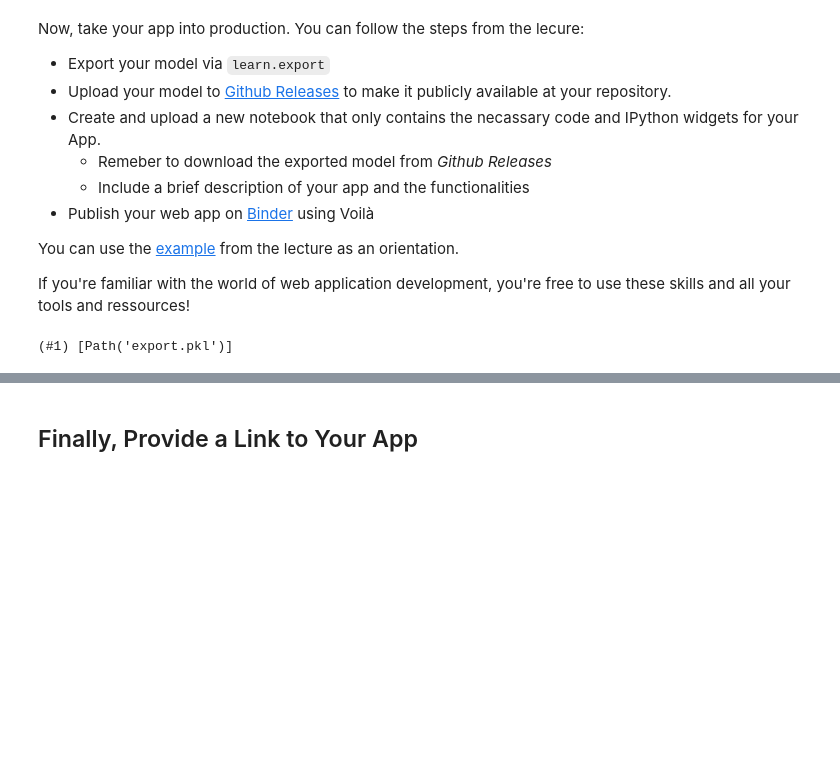
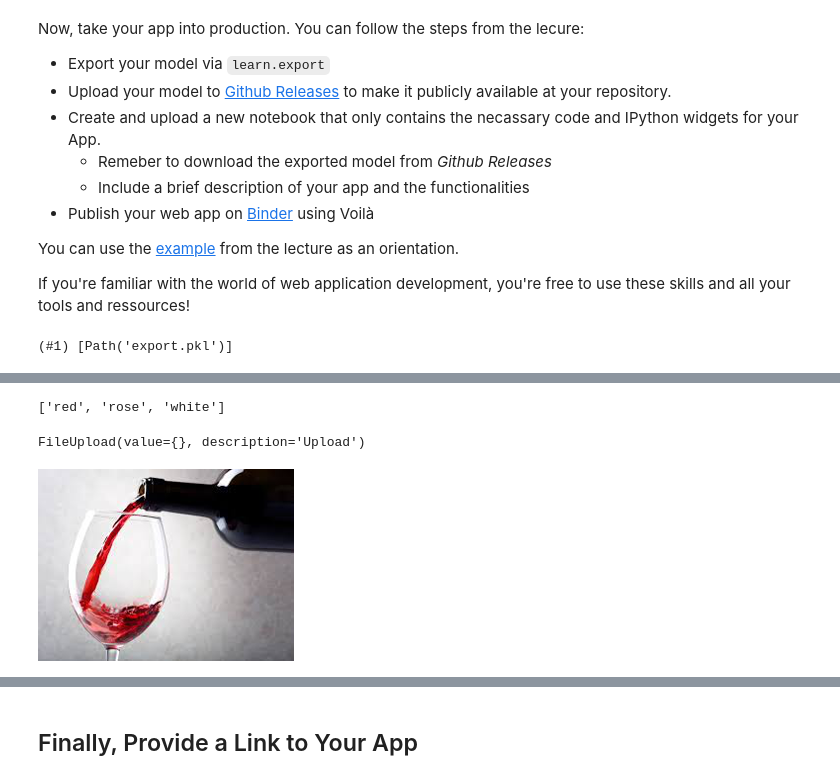
Before and after one commit to pds2021/a5-DenizGuelcicek, a Jupyter notebook: Assignment_5.ipynb, the cells around one changed output, grey strips where cells are left out. Saved outputs shown, nothing was run; the diff lists cells and outputs as text; code cells hidden in the pictures; blank space fills up the shorter version.

```diff
--- a/Assignment_5.ipynb
+++ b/Assignment_5.ipynb
@@ -279,0 +301,4 @@ learn_inf = load_learner(path/'export.pkl')
+# %%
+learn_inf.dls.vocab
+# %% [output]
+['red', 'rose', 'white']
@@ -279,0 +308,12 @@ learn_inf = load_learner(path/'export.pkl')
+# %%
+#Upload image
+btn_upload = widgets.FileUpload()
+btn_upload
+# %% [output]
+FileUpload(value={}, description='Upload')
+# %%
+#Create an image
+img = PILImage.create(btn_upload.data[-1])
+img.to_thumb(256,256)
+# %% [output]
+[figure, added]
```
Also changed, not shown: parts of 28 cells of this notebook.
